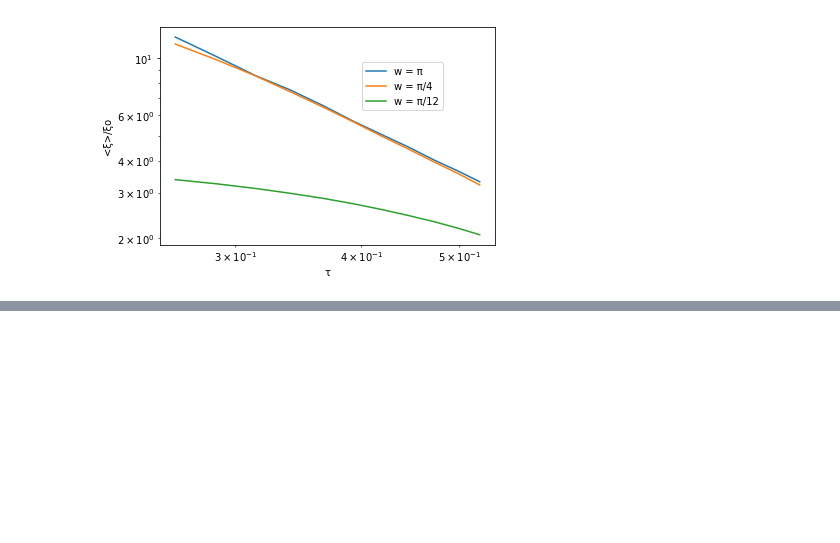
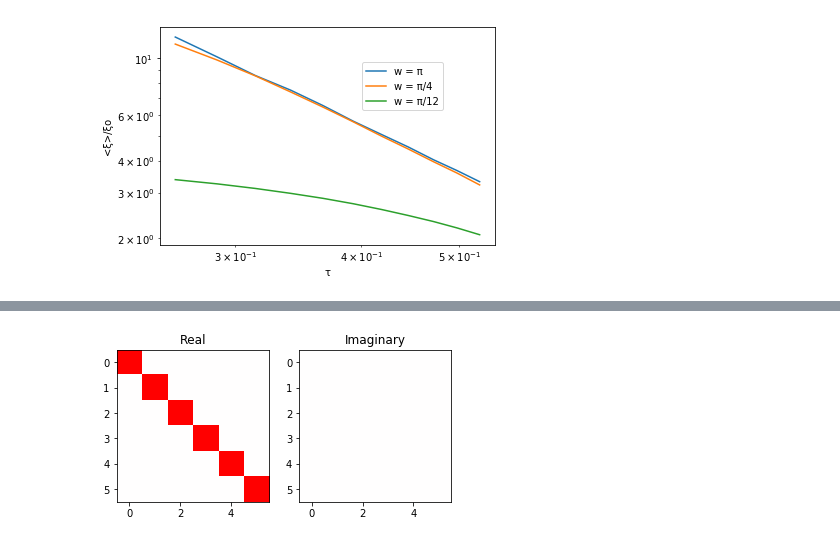
Before and after one commit to albertnbrown/1dFloquet, a Jupyter notebook: 1-D Chiral Evolution ED.ipynb, the cells around one changed output, grey strips where cells are left out. Saved outputs shown, nothing was run; the diff lists cells and outputs as text; code cells hidden in the pictures; blank space fills up the shorter version.

```diff
--- a/1-D Chiral Evolution ED.ipynb
+++ b/1-D Chiral Evolution ED.ipynb
@@ -705,11 +716,12 @@ array([[-1.86, -1.84, -0.71],
 #the steps are equispaced
 #w controls disorder that relies on picking a random phase (-w to w)
 #h is for coupling disorder (and is the fractional deviation)
+#view is the amount of the unitary you wish to view
 
 #this cell is currently set up for coupling disorder, but the functions to try other types of
 #disorder are in the right place, but commented out. Most disorder is done just at the beginning
 
-L = 300
+L = 200
 dRealizations = 1
 Steps1 = 10
 Steps2 = 10
@@ -720,7 +732,8 @@ if Steps2: delT2 = np.pi/(2*Steps2)
 if Steps3: delT3 = np.pi/(2*Steps3)
 if Steps4: delT4 = np.pi/(2*Steps4)
 w = 2*np.pi
-h = .5
+h = 0
+view = 6
 
 #these store the output data here
 loclens = np.zeros((Steps1 + Steps2 + Steps3 + Steps4 , L))
@@ -733,25 +746,30 @@ quasEvals = np.zeros((Steps1 + Steps2 + Steps3 + Steps4, L))
 temp = t.time()
 for d in range(dRealizations):
     system = SinglePartUnitaryChain(L,w)
+    system.showU(view)
     #system.randomCouplings(h) #slightly obsolete, only use if not bothering to loop return
-    system.CreateLoopReturn(h, DisordType = 0) #need this for using coupling disorder
-    #system.Dstep() #onsite disorder
+    #system.CreateLoopReturn(h, DisordType = 0) #need this for using coupling disorder
+    system.Dstep() #onsite disorder
     #system.step1D(h) #random unitary for each pair mixing the same sites as step1
     #system.step1T() #random unitary mixing the same sites as step1, but translationally invariant
     #system.stepLongD() #a unitary disorder that mixes adjacent A sites and adjacent B sites
+    system.showU(view)
     for tee in range(Steps1):
         #fixing the step by step problem
         system.clearAll()
-        #system.U = system.UD
-        system.U = system.H3
+        system.U = system.UD
+        #system.U = system.H3
 
-#         system.step1Rud(tee*delT1) #non disordered step
+        system.step1Rud(tee*delT1) #non disordered step
 
-        system.step1RudDfixed(tee*delT1) #coupling disorder
+#         system.step1RudDfixed(tee*delT1) #coupling disorder
 
 #         system.step1RudDfixedAlt(tee*delT1) #different coupling disorder
 
 #         system.step1RudDfixedAlt2(tee*delT1) #another different coupling disorder
+
+        if not (tee+1)%(Steps1//2):
+            system.showU(view)
 
         system.calculateEspace(v=False,timed=False)
         loclens[tee][:] += (system.locLength()/dRealizations)[:]
@@ -762,14 +780,14 @@ for d in range(dRealizations):
     for tee in range(Steps2):
         #fixing the step by step problem
         system.clearAll()
-        #system.U = system.UD
-        system.U = system.H3
+        system.U = system.UD
+#         system.U = system.H3
 
-#         system.step1Rud()
-#         system.step2Rud(tee*delT2)
+        system.step1Rud()
+        system.step2Rud(tee*delT2)
 
-        system.step1RudDfixed()
-        system.step2RudDfixed(tee*delT2)
+#         system.step1RudDfixed()
+#         system.step2RudDfixed(tee*delT2)
 
 #         system.step1RudDfixedAlt()
 #         system.step2RudDfixedAlt(tee*delT2)
@@ -786,20 +804,25 @@ for d in range(dRealizations):
         system.calculateEspace(v=False,timed=False)
         loclens[Steps1 + tee][:] += (system.locLength()/dRealizations)[:]
         quasEvals[Steps1 + tee][:] += system.qEvals
+
+        if not (tee+1)%(Steps2//2):
+            system.showU(view,L//7)
+
     #system.inverseDstep()
     #system.stepLongD()
     for tee in range(Steps3):
         #fixing the step by step problem
         system.clearAll()
-        #system.U = system.UD
-        system.U = system.H3
+        system.U = system.UD
+#         system.U = system.H3
 
-#         system.step1Rud()
-#         system.step2Rud()
-#         system.step2Rud(tee*delT3)
 
-        system.step1RudDfixed()
-        system.step2RudDfixed(np.pi/2 + tee*delT3)
+        system.step1Rud()
+        system.step2Rud()
+        system.step2Rud(tee*delT3)
+
+#         system.step1RudDfixed()
+#         system.step2RudDfixed(np.pi/2 + tee*delT3)
 
 #         system.step1RudDfixedAlt()
 #         system.step2RudDfixedAlt(np.pi/2 + tee*delT3)
@@ -813,23 +836,29 @@ for d in range(dRealizations):
 #         system.step1Rud()
 #         system.step2RudDfixed(np.pi/2 + tee*delT3)
 
+
+        if not (tee+1)%(Steps3//2):
+            system.showU(view)
+
+
         system.calculateEspace(v=False,timed=False)
         loclens[Steps1 + Steps2 + tee][:] += (system.locLength()/dRealizations)[:]
         quasEvals[Steps1 + Steps2 + tee][:] += system.qEvals
     for tee in range(Steps4):
         #fixing the step by step problem
         system.clearAll()
-        #system.U = system.UD
-        system.U = system.H3
+        system.U = system.UD
+#         system.U = system.H3
 
-#         system.step1Rud()
-#         system.step2Rud()
-#         system.step2Rud()
-#         system.step1Rud(tee*delT4)
 
-        system.step1RudDfixed()
-        system.step2RudDfixed(np.pi)
-        system.step1RudDfixed(tee*delT4)
+        system.step1Rud()
+        system.step2Rud()
+        system.step2Rud()
+        system.step1Rud(tee*delT4)
+
+#         system.step1RudDfixed()
+#         system.step2RudDfixed(np.pi)
+#         system.step1RudDfixed(tee*delT4)
 
 #         system.step1RudDfixedAlt()
 #         system.step2RudDfixedAlt(np.pi)
@@ -847,6 +876,10 @@ for d in range(dRealizations):
 #         system.step2RudDfixed(np.pi)
 #         system.step1Rud(tee*delT4)
 
+        if not (tee+1)%(Steps4//2):
+            system.showU(view)
+
+
         system.calculateEspace(v=False,timed=False)
         loclens[Steps1 + Steps2 + Steps3 + tee][:] += (system.locLength()/dRealizations)[:]
         quasEvals[Steps1 + Steps2 + Steps3 + tee][:] += system.qEvals
@@ -857,0 +891 @@ Took 25.495234966278076 seconds.
+[figure, added]
```
Also changed, not shown: parts of 7 cells of this notebook, 1 other file.
